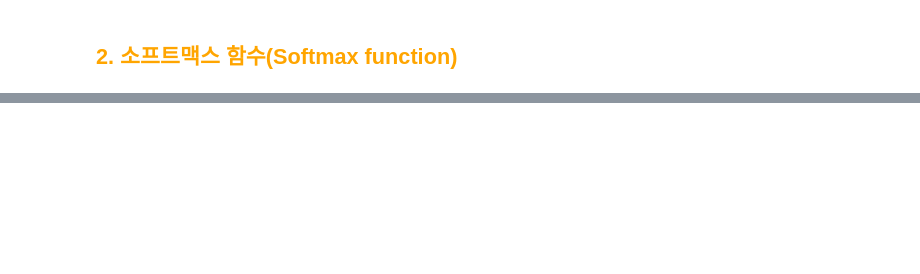
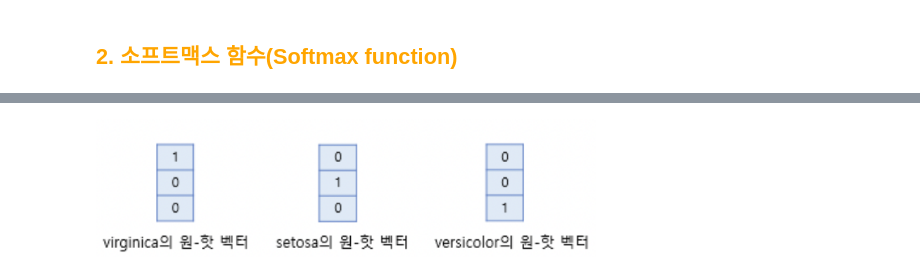
Before and after one commit to DaeWang-Ima/Python-PyTorch, a Jupyter notebook: PyTorch로 시작하는 딥러닝 입문/04_소프트맥스 회귀(Softmax Regression).ipynb, the cells around one changed output, grey strips where cells are left out. Saved outputs shown, nothing was run; the diff lists cells and outputs as text; code cells hidden in the pictures; blank space fills up the shorter version.

```diff
--- a/PyTorch로 시작하는 딥러닝 입문/04_소프트맥스 회귀(Softmax Regression).ipynb
+++ b/PyTorch로 시작하는 딥러닝 입문/04_소프트맥스 회귀(Softmax Regression).ipynb
@@ -156,0 +223,4 @@ $가설 : H(X) = softmax(XW + B)$
+# %%
+Image("./Images/소프트맥스 3.png", width = 500)
+# %% [output]
+[figure, added]
```
Also changed, not shown: parts of 137 cells of this notebook, 23 other files.
